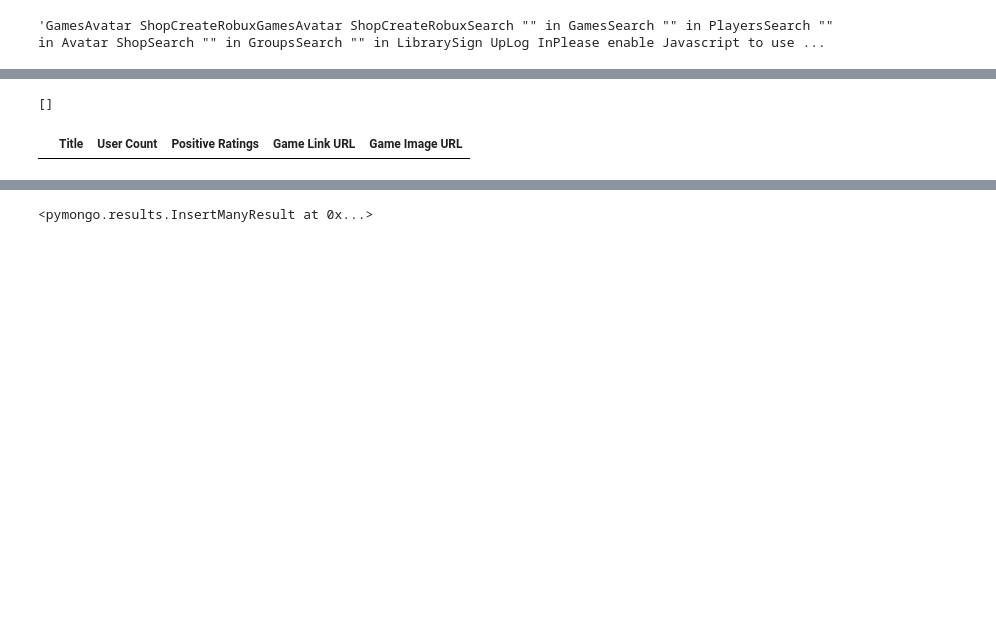
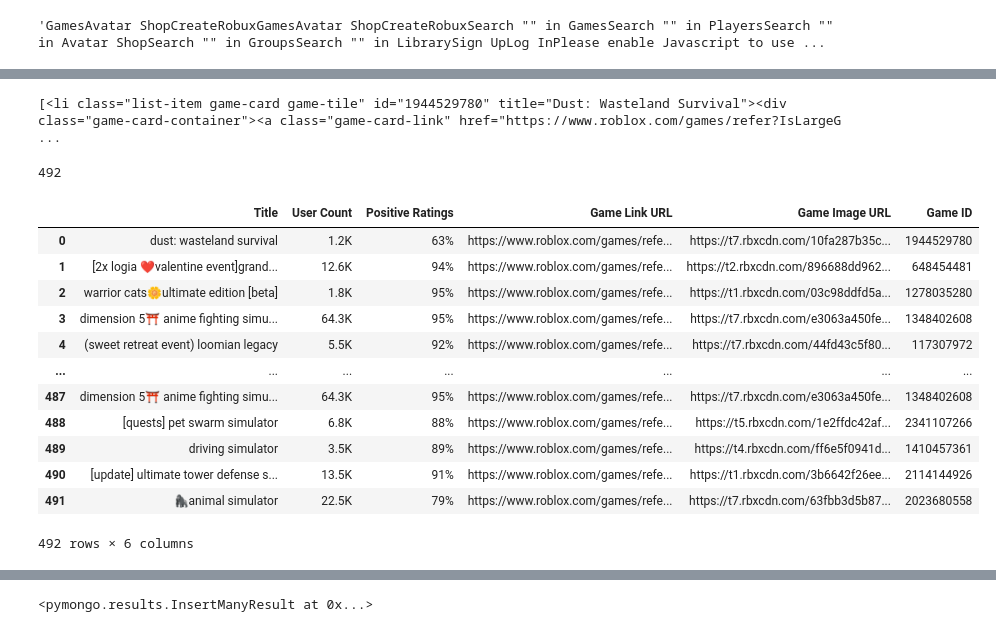
Before and after one commit to swatskool/etl-project-roblox, a Jupyter notebook: combined.ipynb, the cells around one changed output, grey strips where cells are left out. Drawn from its saved outputs; the diff is of its cells as text; code cells hidden in the pictures; blank space fills up the shorter version.

```diff
--- a/combined.ipynb
+++ b/combined.ipynb
@@ -57,8 +57,12 @@ print(soup.prettify())
 # %%
-results = soup.find_all("li", class_="game-card game-tile")
+results = soup.find_all("li", class_=["game-card", 'game-tile'])
 print(results)
 # %% [output]
-[]
+[<li class="list-item game-card game-tile" id="1944529780" title="Dust: Wasteland Survival"><div class="game-card-container"><a class="game-card-link" href="https://www.roblox.com/games/refer?IsLargeG ...
+# %%
+len(results)
+# %% [output]
+492
 # %%
 # Loop through returned results
 title_list = []
@@ -66,37 +70,53 @@ users_list=[]
 rating_list=[]
 game_link_list=[]
 game_image_list=[]
+game_id_list=[]
 
 for result in results:
     # Error handling
     try:
         # Identify and return title of listing
-        title = result.find('div', class_="game-card-name game-name-title").text
+        title = result.find('div', class_="game-card-name game-name-title").text.lower().strip()
         num_users=result.find('span', class_="info-label playing-counts-label").text
         rating=result.find('span', class_="info-label vote-percentage-label").text
         game_link=result.a['href']
         game_image=result.img['src']
+        game_id=result.a['id']
 
     # Identify and return link to listing
 
 
         # Print results only if title, price, and link are available
-        if (title and num_users and rating and game_link):  #and game_image and game_link
+        if (title and num_users and rating and game_link and game_image and game_id):
             title_list.append(title)
             users_list.append(num_users)
             rating_list.append(rating)
             game_link_list.append(game_link)
             game_image_list.append(game_image)
+            game_id_list.append(game_id)
 
     except AttributeError as e:
         print(e)
 
 roblox_df=pd.DataFrame({'Title': title_list,
             'User Count': users_list,
             'Positive Ratings': rating_list,
             'Game Link URL': game_link_list,
-            'Game Image URL': game_image_list})
+            'Game Image URL': game_image_list,
+            'Game ID': game_id_list})
 
 roblox_df
 # %% [output]
-|  | Title | User Count | Positive Ratings | Game Link URL | Game Image URL |
+|  | Title | User Count | Positive Ratings | Game Link URL | Game Image URL | Game ID |
+| 0 | dust: wasteland survival | 1.2K | 63% | https://www.roblox.com/games/refe... | https://t7.rbxcdn.com/10fa287b35c... | 1944529780 |
+| 1 | [2x logia ❤️valentine event]grand... | 12.6K | 94% | https://www.roblox.com/games/refe... | https://t2.rbxcdn.com/896688dd962... | 648454481 |
+| 2 | warrior cats🌼ultimate edition [beta] | 1.8K | 95% | https://www.roblox.com/games/refe... | https://t1.rbxcdn.com/03c98ddfd5a... | 1278035280 |
+| 3 | dimension 5⛩️ anime fighting simu... | 64.3K | 95% | https://www.roblox.com/games/refe... | https://t7.rbxcdn.com/e3063a450fe... | 1348402608 |
+| 4 | (sweet retreat event) loomian legacy | 5.5K | 92% | https://www.roblox.com/games/refe... | https://t7.rbxcdn.com/44fd43c5f80... | 117307972 |
+| ... | ... | ... | ... | ... | ... | ... |
+| 487 | dimension 5⛩️ anime fighting simu... | 64.3K | 95% | https://www.roblox.com/games/refe... | https://t7.rbxcdn.com/e3063a450fe... | 1348402608 |
+| 488 | [quests] pet swarm simulator | 6.8K | 88% | https://www.roblox.com/games/refe... | https://t5.rbxcdn.com/1e2ffdc42af... | 2341107266 |
+| 489 | driving simulator | 3.5K | 89% | https://www.roblox.com/games/refe... | https://t4.rbxcdn.com/ff6e5f0941d... | 1410457361 |
+| 490 | [update] ultimate tower defense s... | 13.5K | 91% | https://www.roblox.com/games/refe... | https://t1.rbxcdn.com/3b6642f26ee... | 2114144926 |
+| 491 | 🦍animal simulator | 22.5K | 79% | https://www.roblox.com/games/refe... | https://t7.rbxcdn.com/63fbb3d5b87... | 2023680558 |
+492 rows × 6 columns
```
Also changed, not shown: parts of 25 cells of this notebook.
